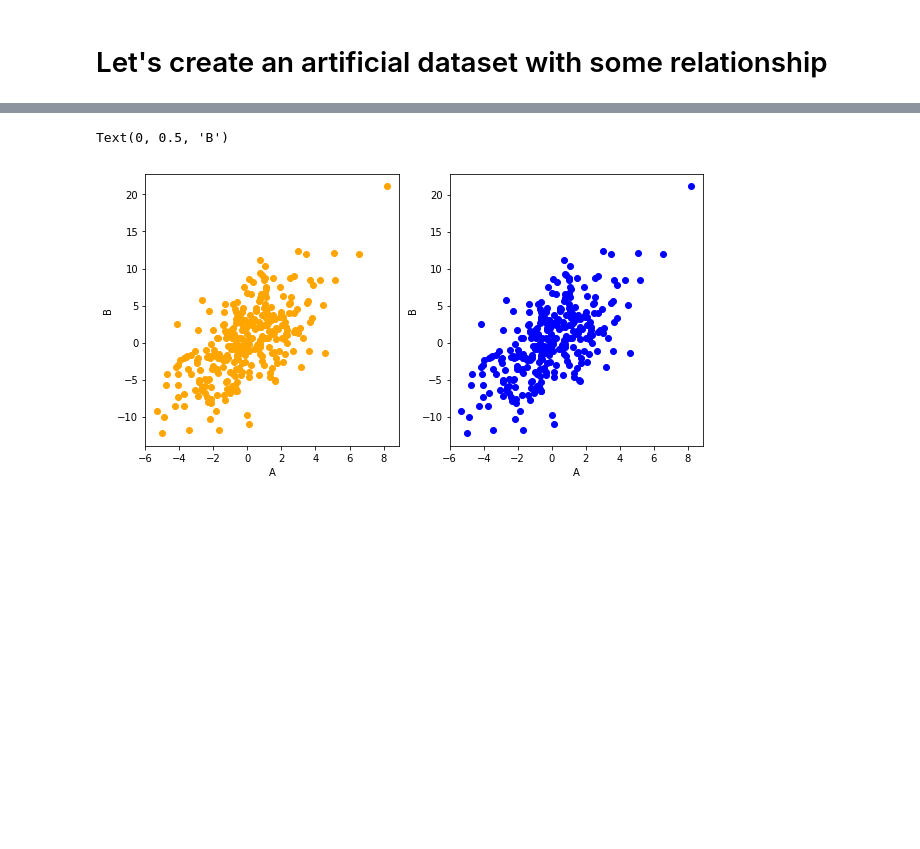
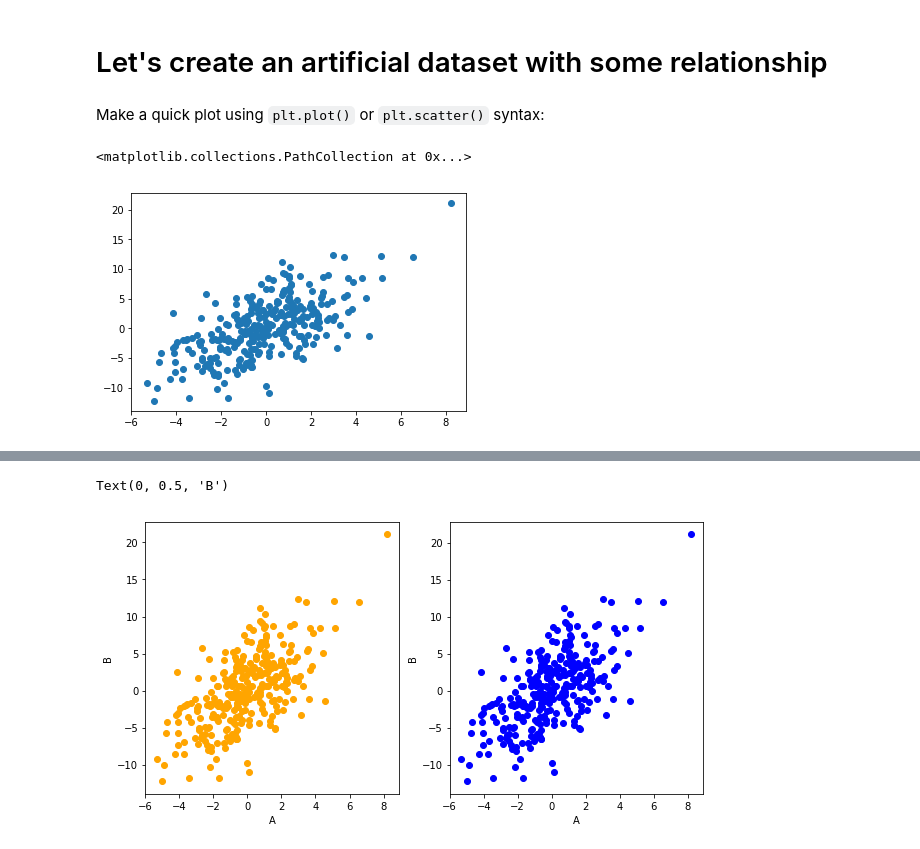
Before and after one commit to bairdlangenbrunner/ESS-Python-Tutorial, a Jupyter notebook: materials/week4/3-More_xyplotting.ipynb, the cells around one changed output, grey strips where cells are left out. Drawn from its saved outputs; the diff is of its cells as text; code cells hidden in the pictures; blank space fills up the shorter version.

````diff
--- a/materials/week4/3-More_xyplotting.ipynb
+++ b/materials/week4/3-More_xyplotting.ipynb
@@ -16,0 +12,8 @@ B=A*1.5+np.random.normal(scale=4,size=(300))
+# %% [markdown]
+Make a quick plot using ```plt.plot()``` or ```plt.scatter()``` syntax:
+# %%
+#plt.plot(A,B)
+plt.scatter(A,B)
+# %% [output]
+<matplotlib.collections.PathCollection at 0x...>
+[figure, added]
````
Also changed, not shown: parts of 27 cells of this notebook, 4 other files.
